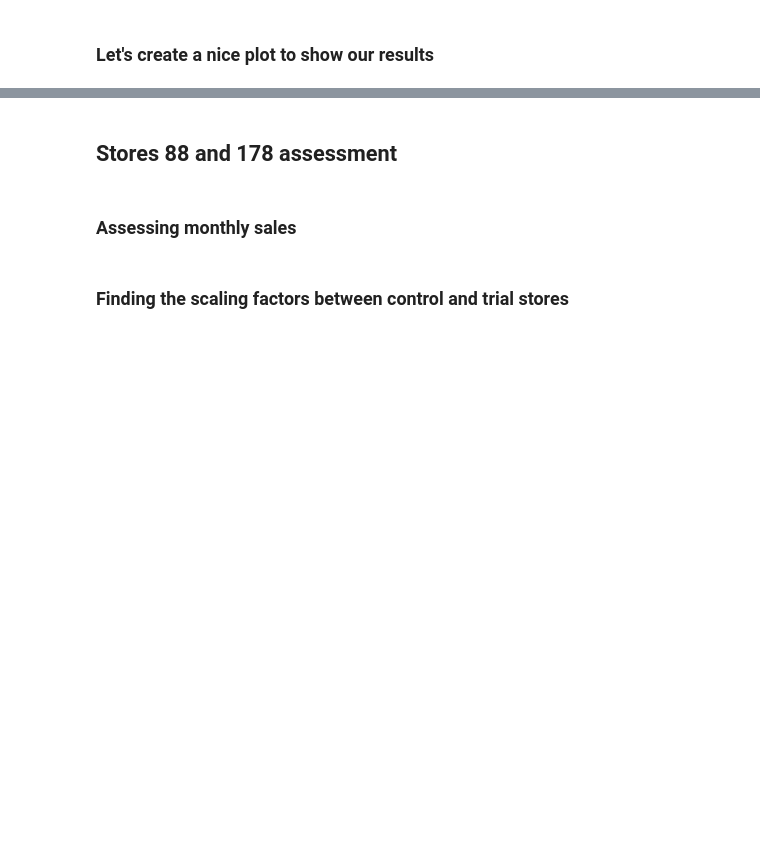
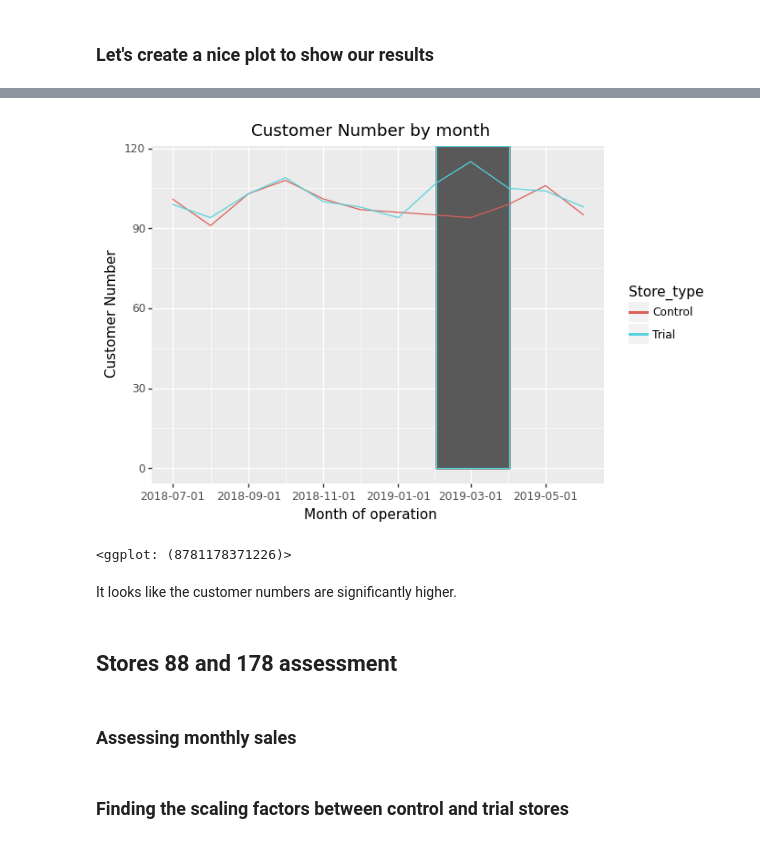
Before and after one commit to NisanBaysal/chipData, a Jupyter notebook: Desktop/github projects/chipDataAnalysis/task_2/Untitled-Copy1.ipynb, the cells around one changed output, grey strips where cells are left out. Saved outputs shown, nothing was run; the diff lists cells and outputs as text; code cells hidden in the pictures; blank space fills up the shorter version.

```diff
--- a/Desktop/github projects/chipDataAnalysis/task_2/Untitled-Copy1.ipynb
+++ b/Desktop/github projects/chipDataAnalysis/task_2/Untitled-Copy1.ipynb
@@ -482,0 +635,4 @@ ggplot(trial_dataframe86_155, aes('TransactionMonth', 'totSales', color='Store_t
+# %%
+#Let's use the function we've created for sales
+customer86_155_dataframe=sales_for_visualisation(86,155)
+customer86_155_dataframe
@@ -483,3 +657,22 @@ ggplot(trial_dataframe86_155, aes('TransactionMonth', 'totSales', color='Store_t
+# %%
+rect_data = customer86_155_dataframe[(customer86_155_dataframe['yyyymm'].astype(int) < 201905) &
+                            (customer86_155_dataframe['yyyymm'].astype(int) > 201901)]
+# %%
+transaction_month = pd.to_datetime(rect_data['TransactionMonth'])
+xmin = transaction_month.min()
+xmax = transaction_month.max()
+ymin=0
+ymax=float('inf')
+# %%
+ggplot(customer86_155_dataframe, aes('TransactionMonth', 'nCustomers', color='Store_type')) \
+    + geom_rect(aes(xmin=xmin, xmax=xmax, ymin=ymin,
+                  ymax=ymax,alpha=0.2 ), show_legend=False)\
+    + geom_line() + labs(x="Month of operation", y="Customer Number", title="Customer Number by month")
+# %% [output]
+[figure, added]
+<ggplot: (8781178371226)>
+# %% [markdown]
+It looks like the customer numbers are significantly higher.
 # %% [markdown]
 ## Stores 88 and 178 assessment ##
 # %% [markdown]
```
Also changed, not shown: parts of 49 cells of this notebook.
